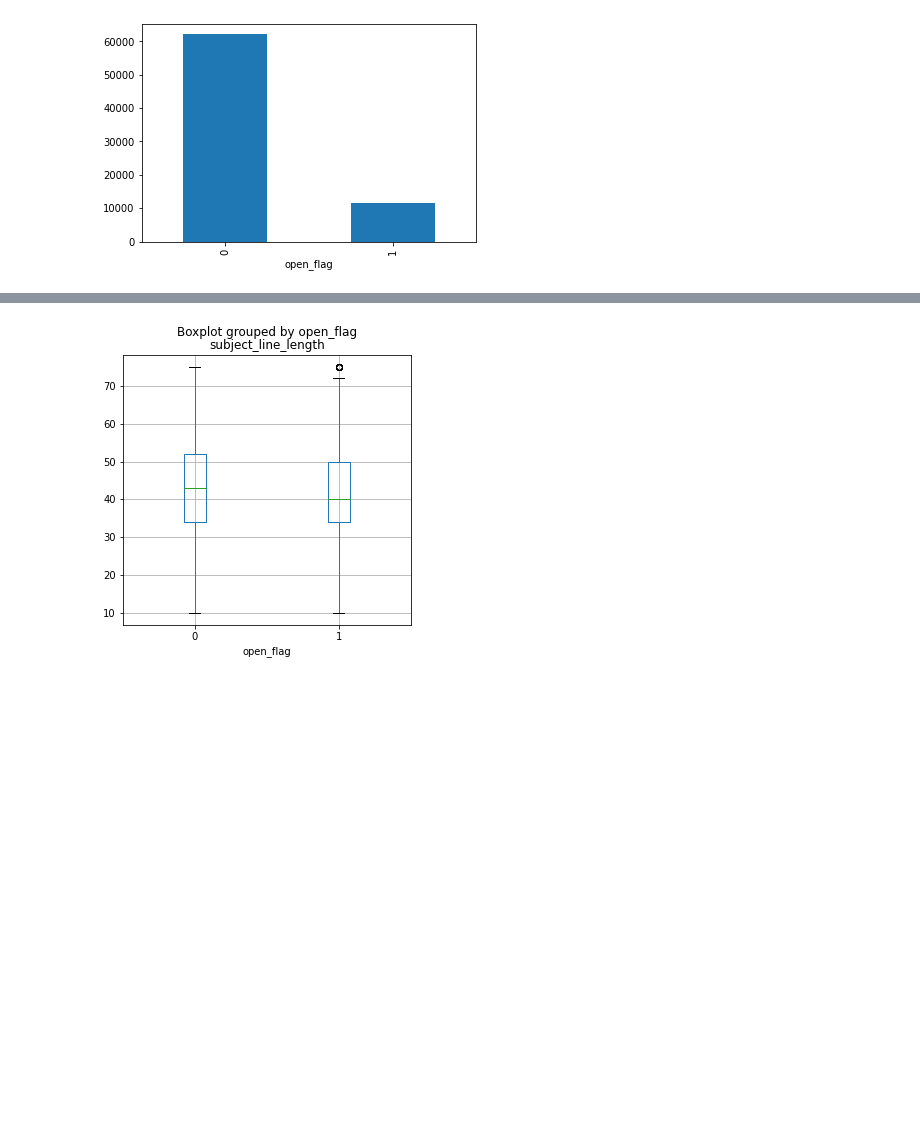
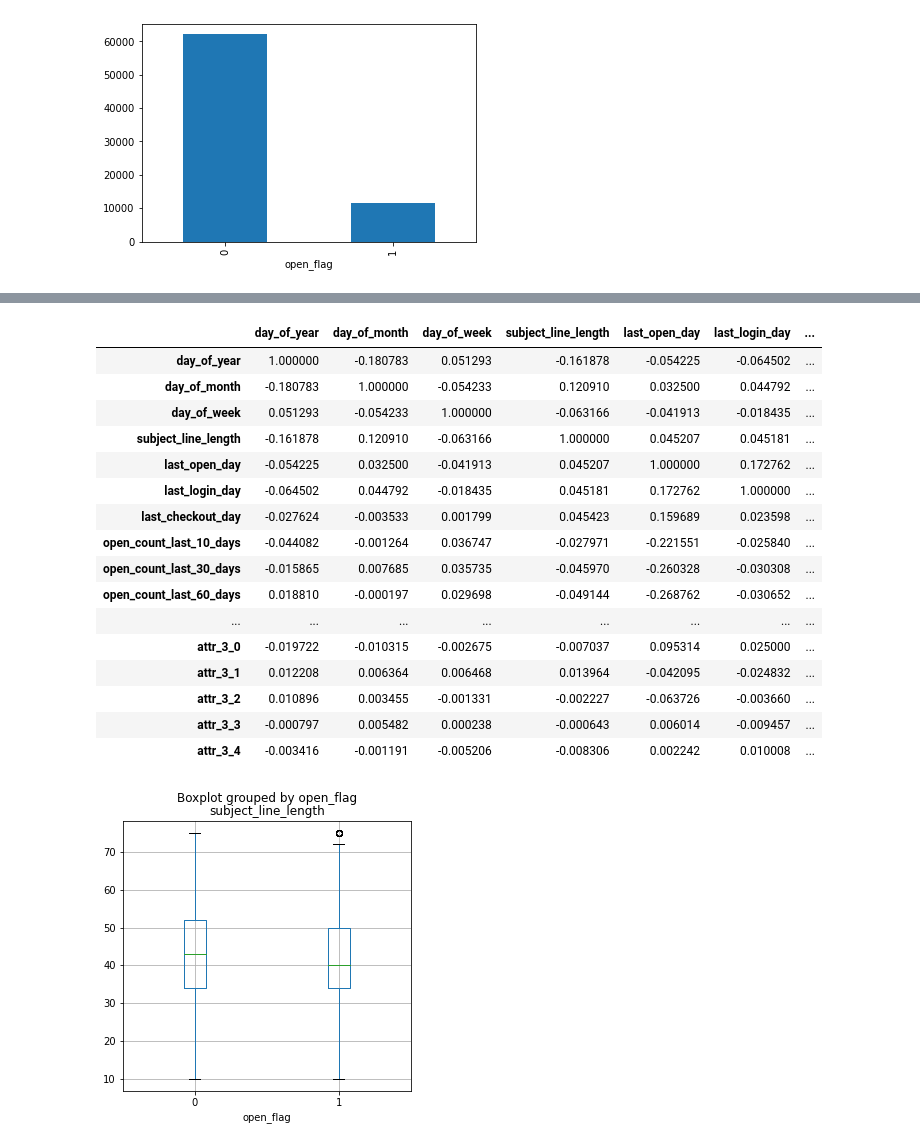
Before and after one commit to helmiriawan/code-league-marketing-analytics, a Jupyter notebook: data-understanding.ipynb, the cells around one changed output, grey strips where cells are left out. Saved outputs shown, nothing was run; the diff lists cells and outputs as text; code cells hidden in the pictures; blank space fills up the shorter version.

```diff
--- a/data-understanding.ipynb
+++ b/data-understanding.ipynb
@@ -145,7 +230,13 @@ test_data['grass_date'] = pd.to_datetime(
 # Specify some interesting variables
 variables = [
     'country_code',
+    'day_of_year',
+    'day_of_month',
+    'day_of_week',
     'subject_line_length',
+    'last_open_day',
+    'last_login_day',
+    'last_checkout_day',
     'open_count_last_10_days',
     'open_count_last_30_days',
     'open_count_last_60_days',
@@ -155,6 +246,9 @@ variables = [
     'checkout_count_last_10_days',
     'checkout_count_last_30_days',
     'checkout_count_last_60_days',
+    'attr_1',
+    'attr_2',
+    'attr_3',
     'open_flag'
 ]
 # %%
@@ -188,4 +280,25 @@ country_code_7                 0.044194
 Name: open_flag, dtype: float64
+# %%
+# Perform correlation analysis between variables
+subset.corr()
+# %% [output]
+|  | day_of_year | day_of_month | day_of_week | subject_line_length | last_open_day | last_login_day | ... |
+| day_of_year | 1.000000 | -0.180783 | 0.051293 | -0.161878 | -0.054225 | -0.064502 | ... |
+| day_of_month | -0.180783 | 1.000000 | -0.054233 | 0.120910 | 0.032500 | 0.044792 | ... |
+| day_of_week | 0.051293 | -0.054233 | 1.000000 | -0.063166 | -0.041913 | -0.018435 | ... |
+| subject_line_length | -0.161878 | 0.120910 | -0.063166 | 1.000000 | 0.045207 | 0.045181 | ... |
+| last_open_day | -0.054225 | 0.032500 | -0.041913 | 0.045207 | 1.000000 | 0.172762 | ... |
+| last_login_day | -0.064502 | 0.044792 | -0.018435 | 0.045181 | 0.172762 | 1.000000 | ... |
+| last_checkout_day | -0.027624 | -0.003533 | 0.001799 | 0.045423 | 0.159689 | 0.023598 | ... |
+| open_count_last_10_days | -0.044082 | -0.001264 | 0.036747 | -0.027971 | -0.221551 | -0.025840 | ... |
+| open_count_last_30_days | -0.015865 | 0.007685 | 0.035735 | -0.045970 | -0.260328 | -0.030308 | ... |
+| open_count_last_60_days | 0.018810 | -0.000197 | 0.029698 | -0.049144 | -0.268762 | -0.030652 | ... |
+| ... | ... | ... | ... | ... | ... | ... | ... |
+| attr_3_0 | -0.019722 | -0.010315 | -0.002675 | -0.007037 | 0.095314 | 0.025000 | ... |
+| attr_3_1 | 0.012208 | 0.006364 | 0.006468 | 0.013964 | -0.042095 | -0.024832 | ... |
+| attr_3_2 | 0.010896 | 0.003455 | -0.001331 | -0.002227 | -0.063726 | -0.003660 | ... |
+| attr_3_3 | -0.000797 | 0.005482 | 0.000238 | -0.000643 | 0.006014 | -0.009457 | ... |
+| attr_3_4 | -0.003416 | -0.001191 | -0.005206 | -0.008306 | 0.002242 | 0.010008 | ... |
 # %%
 # Plot the subject_line_length data
 training_data \
```
Also changed, not shown: parts of 10 cells of this notebook.
